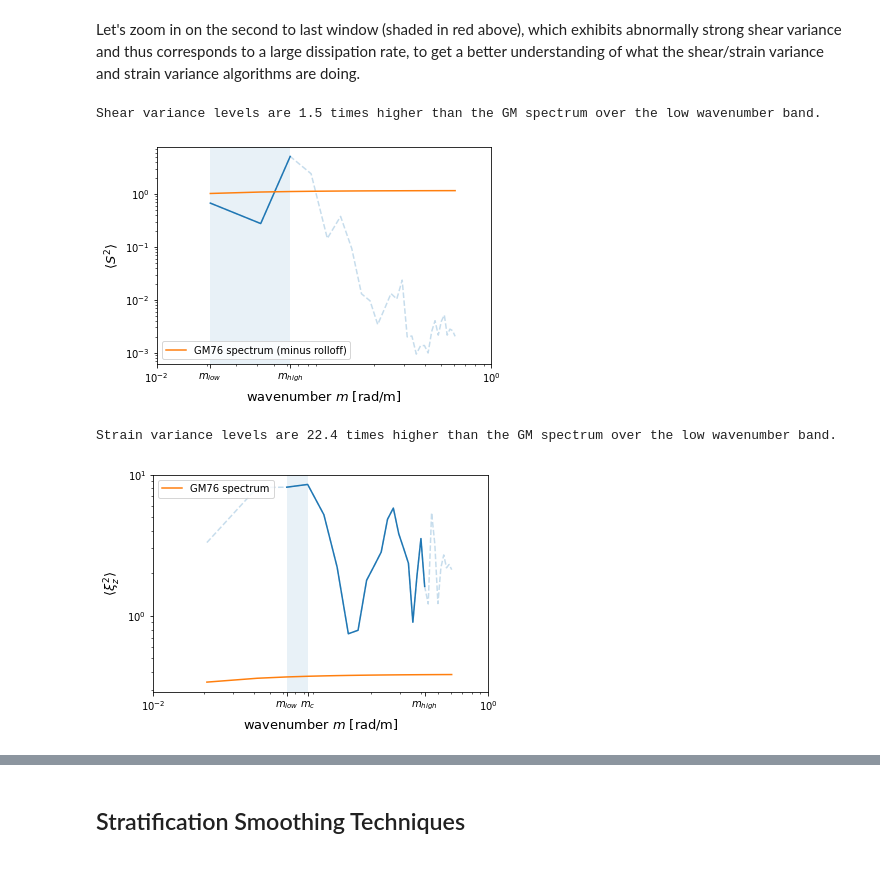
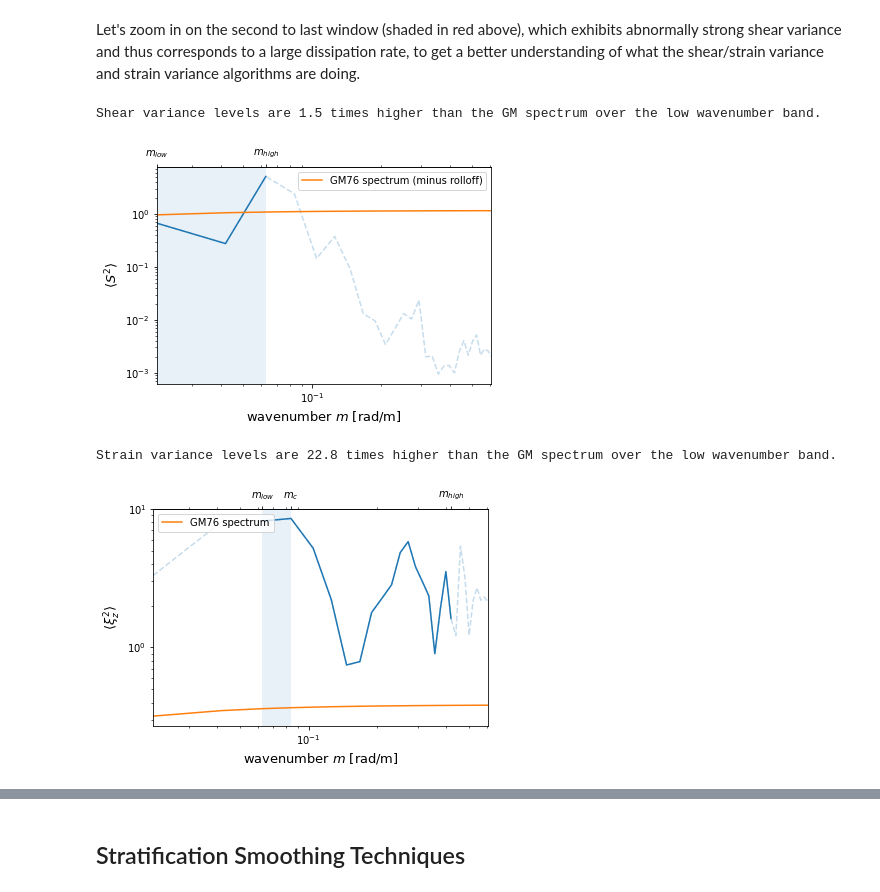
Before and after one commit to modscripps/mixsea, a Jupyter notebook: docs/shearstrain.ipynb, the cells around one changed output, grey strips where cells are left out. Saved outputs shown, nothing was run; the diff lists cells and outputs as text; code cells hidden in the pictures.

```diff
--- a/docs/shearstrain.ipynb
+++ b/docs/shearstrain.ipynb
@@ -143,6 +143,6 @@ Wavenumber indices for integration:
 We now pass through our input data and paramter dictionary to the `shearstrain` function and retrieve the dissipation rate of turbulent kinetic energy $\epsilon$, the diapycnal diffusivity $\kappa_{\rho}$, and an optional dictionary of detailed diagnostics.
 # %%
 eps, krho, diag = mx.shearstrain.shearstrain(
-    depth, t, SP, lon, lat, uz, vz, depth_sh, **shst_params, ladcp_is_shear=True, return_diagnostics=True
+    depth, t, SP, lon, lat, uz, vz, depth_sh, **shst_params
 )
 # %%
@@ -180,46 +180,56 @@ Let's visualize the vertical profiles of the estimated mixing rates due to inter
 # %% [markdown]
 Let's zoom in on the second to last window (shaded in red above), which exhibits abnormally strong shear variance and thus corresponds to a large dissipation rate, to get a better understanding of what the shear/strain variance and strain variance algorithms are doing.
 # %%
+ax = plt.subplot()
 plt.loglog(diag["m"][mii_sh], diag['P_shear'][k][mii_sh])
 plt.loglog(diag["m"], diag['P_shear'][k], "C0--", alpha=0.25)
-S_shear_gm, P_shear_gm = mx.shearstrain.gm_shear_variance(diag['m'], mii_sh, 1.e-3)
+S_shear_gm, P_shear_gm = mx.shearstrain.gm_shear_variance(diag['m'], mii_sh, diag["Nmseg"][k])
 plt.loglog(diag["m"], P_shear_gm, label="GM76 spectrum (minus rolloff)")
 ylims = plt.gca().get_ylim()
 plt.fill_between(diag['m'][[mi_sh[0], mi_sh[1]-1]], [ylims[0], ylims[0]], [ylims[1], ylims[1]], alpha=0.1)
 plt.ylim(ylims)
 plt.xlim(diag["m"][0], diag["m"][-1])
 plt.ylabel(r"$\langle S^{2} \rangle$", fontsize=13)
 plt.xlabel(r"wavenumber $m$ [rad/m]", fontsize=13)
-plt.xticks(
-    [1e-2, diag['m'][mi_sh[0]], diag['m'][mi_sh[1]-1], 1e0],
-    [r"$10^{-2}$", r"$m_{low}$", r"$m_{high}$", r"$10^{0}$"]
-)
 plt.legend()
 
-print(f"Shear variance levels are {round(diag['Int_sh'][k]/S_shear_gm,1)} times higher than the GM spectrum over the low wavenumber band.")
+def same(x):
+    return x
+
+secax = ax.secondary_xaxis('top', functions=(same, same))
+secax.set_xticks(
+    [diag['m'][mii_sh[0]], diag['m'][mii_sh[-1]]], minor=False
+)
+secax.set_xticklabels([r"$m_{low}$", r"$m_{high}$"])
+
+var_ratio = diag['Int_sh'][k]/diag["Int_sh_gm"][k]
+print(f"Shear variance levels are {round(var_ratio,1)} times higher than the GM spectrum over the low wavenumber band.")
 # %% [output]
 Shear variance levels are 1.5 times higher than the GM spectrum over the low wavenumber band.
-[figure, old version]
+[figure, new version]
 # %%
+ax = plt.subplot()
 plt.loglog(diag["m"][mii_st], diag['P_strain'][k][mii_st])
 plt.loglog(diag["m"], diag['P_strain'][k], "C0--", alpha=0.25)
-S_strain_gm, P_strain_gm = mx.shearstrain.gm_strain_variance(diag['m'], mii_st, 1.e-3)
+S_strain_gm, P_strain_gm = mx.shearstrain.gm_strain_variance(diag['m'], mii_st, diag["Nmseg"][k])
 plt.loglog(diag["m"], P_strain_gm, label="GM76 spectrum")
 mii_st_cutoff = mii_st[diag["m"][mii_st] <= diag["Mmax_st"][k]]
-S_strain_gm, P_strain_gm = mx.shearstrain.gm_strain_variance(diag['m'], mii_st_cutoff, 1.e-3)
+S_strain_gm, P_strain_gm = mx.shearstrain.gm_strain_variance(diag['m'], mii_st_cutoff, diag["Nmseg"][k])
 ylims = plt.gca().get_ylim()
 plt.fill_between([diag['m'][mii_st_cutoff[0]], diag['Mmax_st'][k]], [ylims[0], ylims[0]], [ylims[1], ylims[1]], alpha=0.1)
 plt.ylim(ylims)
 plt.xlim(diag['m'][0], diag['m'][-1])
 plt.ylabel(r"$\langle \xi_{z}^{2} \rangle$", fontsize=13)
 plt.xlabel(r"wavenumber $m$ [rad/m]", fontsize=13)
-plt.xticks(
-    [1e-2, diag['m'][mii_st[0]], diag['m'][mii_st[-1]], diag["Mmax_st"][k], 1e0],
-    [r"$10^{-2}$", r"$m_{low}$", r"$m_{high}$", r"$m_{c}$", r"$10^{0}$"]
-)
 plt.legend(loc="upper left")
 
+secax = ax.secondary_xaxis('top', functions=(same, same))
+secax.set_xticks(
+    [diag['m'][mii_st[0]], diag['m'][mii_st[-1]], diag["Mmax_st"][k]], minor=False
+)
+secax.set_xticklabels([r"$m_{low}$", r"$m_{high}$", r"$m_{c}$"])
+
 print(rf"Strain variance levels are {round(diag['Int_st'][k]/S_strain_gm,1)} times higher than the GM spectrum over the low wavenumber band.")
 # %% [output]
-Strain variance levels are 22.4 times higher than the GM spectrum over the low wavenumber band.
+Strain variance levels are 22.8 times higher than the GM spectrum over the low wavenumber band.
-[figure, old version]
+[figure, new version]
```
Also changed, not shown: parts of 22 cells of this notebook.
